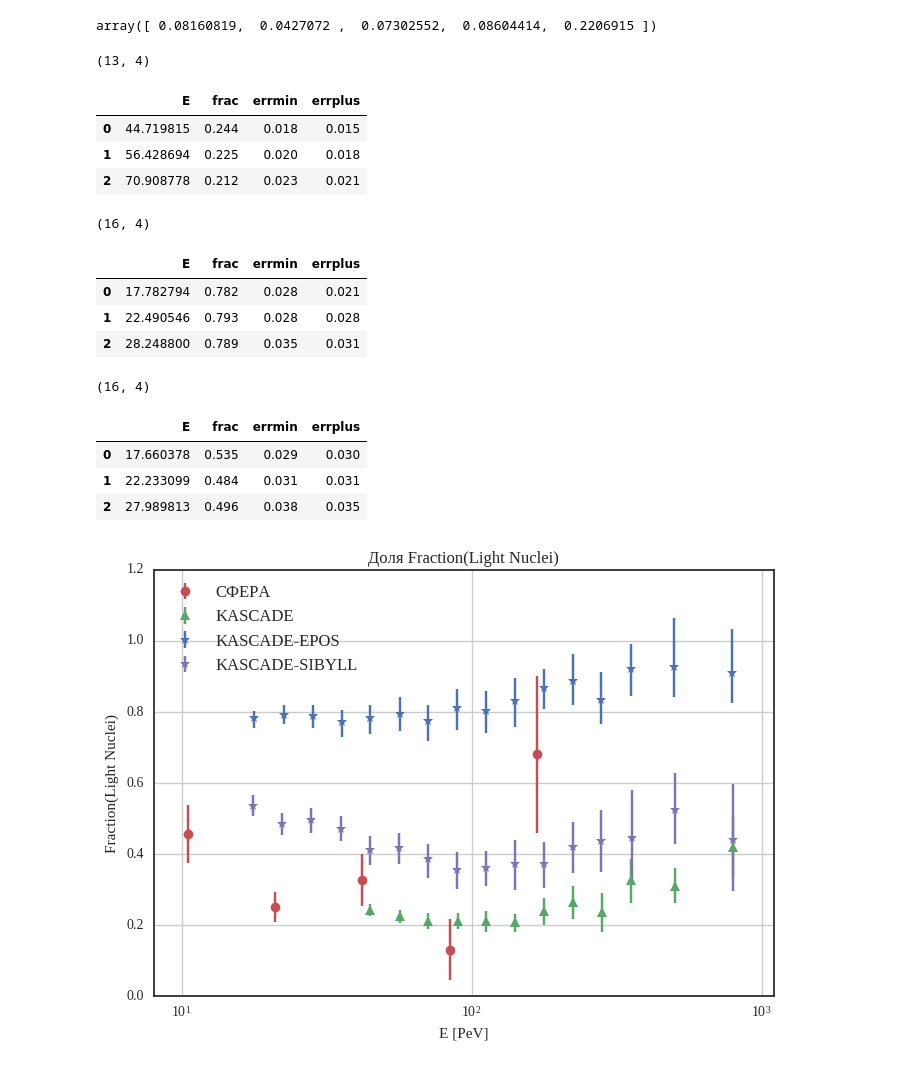
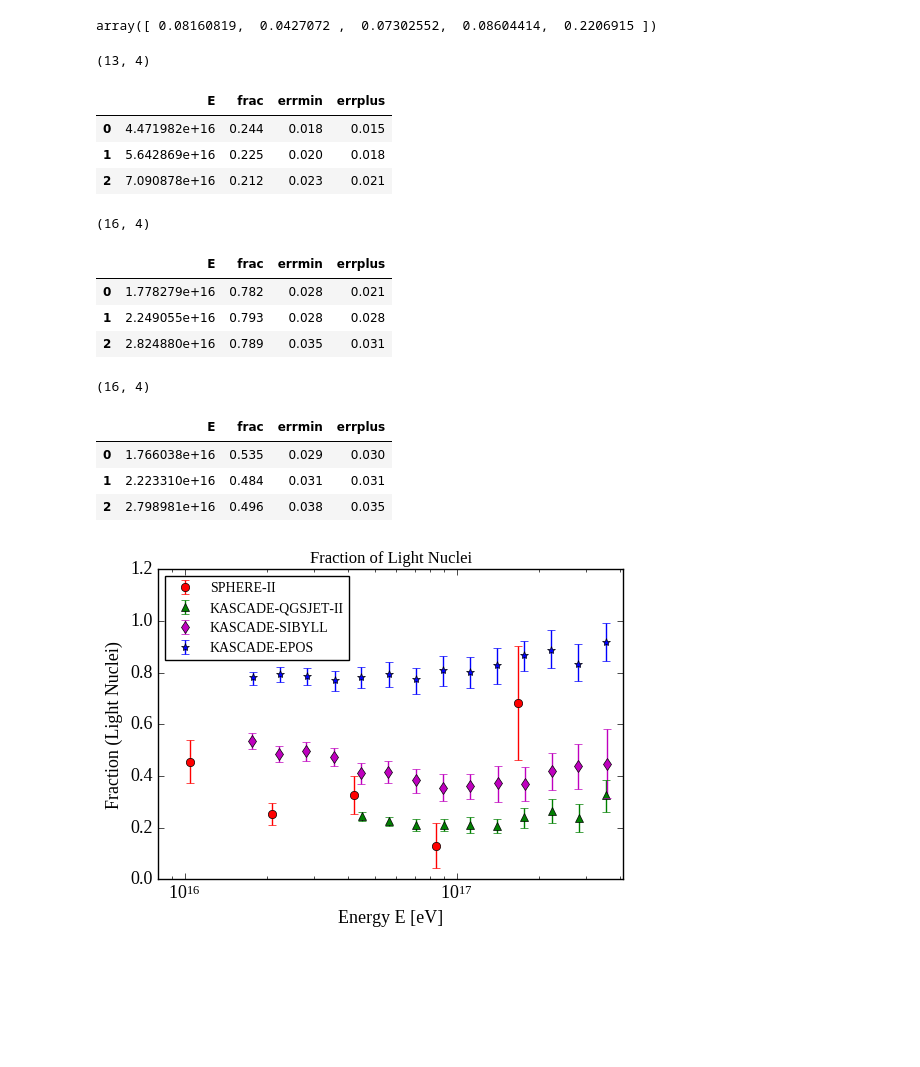
Before and after one commit to bonvech/Sphere, a Jupyter notebook: Pics/Mass_composition.ipynb, the cells around one changed output. Cells and saved outputs as stored; diff of their text form; code cells hidden in the pictures; blank space fills up the shorter version.

```diff
--- a/Pics/Mass_composition.ipynb
+++ b/Pics/Mass_composition.ipynb
@@ -30,6 +30,7 @@ filename = './Data/frac'
 sphere = pd.read_csv(filename, sep='\s+', index_col=None)
 print(sphere.shape)
 sphere = sphere[sphere.E > 6]
+sphere['E'] = sphere.E * 1e15
 sphere[:]
 # %% [output]
 (7, 3)
@@ -48,7 +49,8 @@ array([ 0.08160819,  0.0427072 ,  0.07302552,  0.08604414,  0.2206915 ])
 def read_kascade_data(filename):
     tmp = pd.read_csv(filename, sep='\s+', index_col=None)
     print(tmp.shape)
-    tmp['E'] = 10**(tmp.logE - 15)
+    #tmp['E'] = 10**(tmp.logE - 15)
+    tmp['E'] = 10**(tmp.logE)
     return tmp[['E','frac','errmin','errplus']]
 # %%
 # === read kascade data
@@ -58,9 +60,9 @@ kascade [:3]
 # %% [output]
 (13, 4)
 |  | E | frac | errmin | errplus |
-| 0 | 44.719815 | 0.244 | 0.018 | 0.015 |
-| 1 | 56.428694 | 0.225 | 0.020 | 0.018 |
-| 2 | 70.908778 | 0.212 | 0.023 | 0.021 |
+| 0 | 4.471982e+16 | 0.244 | 0.018 | 0.015 |
+| 1 | 5.642869e+16 | 0.225 | 0.020 | 0.018 |
+| 2 | 7.090878e+16 | 0.212 | 0.023 | 0.021 |
 # %%
 # === read kascade Epos data
 filename = './Data/epos_ratio.dat'
@@ -69,9 +71,9 @@ epos[:3]
 # %% [output]
 (16, 4)
 |  | E | frac | errmin | errplus |
-| 0 | 17.782794 | 0.782 | 0.028 | 0.021 |
-| 1 | 22.490546 | 0.793 | 0.028 | 0.028 |
-| 2 | 28.248800 | 0.789 | 0.035 | 0.031 |
+| 0 | 1.778279e+16 | 0.782 | 0.028 | 0.021 |
+| 1 | 2.249055e+16 | 0.793 | 0.028 | 0.028 |
+| 2 | 2.824880e+16 | 0.789 | 0.035 | 0.031 |
 # %%
 # === read kascade sibyll data
 filename = './Data/sibyll_ratio.dat'
@@ -80,9 +82,9 @@ sibyll[:3]
 # %% [output]
 (16, 4)
 |  | E | frac | errmin | errplus |
-| 0 | 17.660378 | 0.535 | 0.029 | 0.030 |
-| 1 | 22.233099 | 0.484 | 0.031 | 0.031 |
-| 2 | 27.989813 | 0.496 | 0.038 | 0.035 |
+| 0 | 1.766038e+16 | 0.535 | 0.029 | 0.030 |
+| 1 | 2.223310e+16 | 0.484 | 0.031 | 0.031 |
+| 2 | 2.798981e+16 | 0.496 | 0.038 | 0.035 |
 # %%
 # -*- coding: utf-8 -*-
 
@@ -106,30 +108,31 @@ rc('text.latex',unicode=True)
 #rc('text.latex',preamble = '\usepackage[russian]{babel}')
 # %%
 yerr = np.array(sphere.err)
-plt.errorbar(sphere.E, sphere.frac,  yerr = [yerr,yerr], fmt='ro', label = u'СФЕРА')
+plt.errorbar(sphere.E, sphere.frac,  yerr = [yerr,yerr], fmt='ro', label = u'SPHERE-II')
 
 tmp = kascade
 x,y,yerr1, yerr2 = tmp.E, tmp.frac, np.array(tmp.errmin), np.array(tmp.errplus)
-plt.errorbar(x, y,  yerr = [yerr1,yerr2], fmt='g^', label = r'KASCADE')
+plt.errorbar(x, y, yerr = [yerr1,yerr2], fmt='g^', label = r'KASCADE-QGSJET-II')
+
+tmp = sibyll
+x,y,yerr1, yerr2 = tmp.E, tmp.frac, np.array(tmp.errmin), np.array(tmp.errplus)
+plt.errorbar(x, y, yerr = [yerr1,yerr2], fmt='md', label = r'KASCADE-SIBYLL')
 
 yerr1 = np.array(epos.errmin)
 yerr2 = np.array(epos.errplus)
 plt.errorbar(epos.E, epos.frac,  yerr = [yerr1,yerr2], fmt='b*', label = r'KASCADE-EPOS')
 
-tmp = sibyll
-x,y,yerr1, yerr2 = tmp.E, tmp.frac, np.array(tmp.errmin), np.array(tmp.errplus)
-plt.errorbar(x, y,  yerr = [yerr1,yerr2], fmt='m*', label = r'KASCADE-SIBYLL')
+# === оси и надписи ===
+plt.axis([8e15, 410e15, 0., 1.2])
+plt.tick_params(axis='both', which='major', labelsize=13)
+plt.xscale('log')
+plt.xlabel('Energy E [eV]',           fontsize = 13)
+plt.ylabel('Fraction (Light Nuclei)', fontsize = 13) #'large')
+plt.title(u'Fraction of Light Nuclei')
+plt.legend(loc=2, numpoints=1, fontsize = 'medium' )
+plt.grid(False)
 
-plt.axis([8, 1100, 0., 1.2])
-plt.xscale('log')
-#plt.yscale('log')
-plt.xlabel('E [PeV]')
-plt.ylabel('Fraction(Light Nuclei)')
-plt.title(u'Доля Fraction(Light Nuclei)')
-plt.grid(False)
-plt.legend(loc=2, numpoints=1, fontsize = 'medium' )
-plt.grid()
 plt.savefig('mass_comp.png', dpi=200)
 plt.savefig('mass_comp.eps')
 # %% [output]
-[figure, old version]
+[figure, new version]
```
Also changed, not shown: parts of 3 cells of this notebook, 4 other files.
